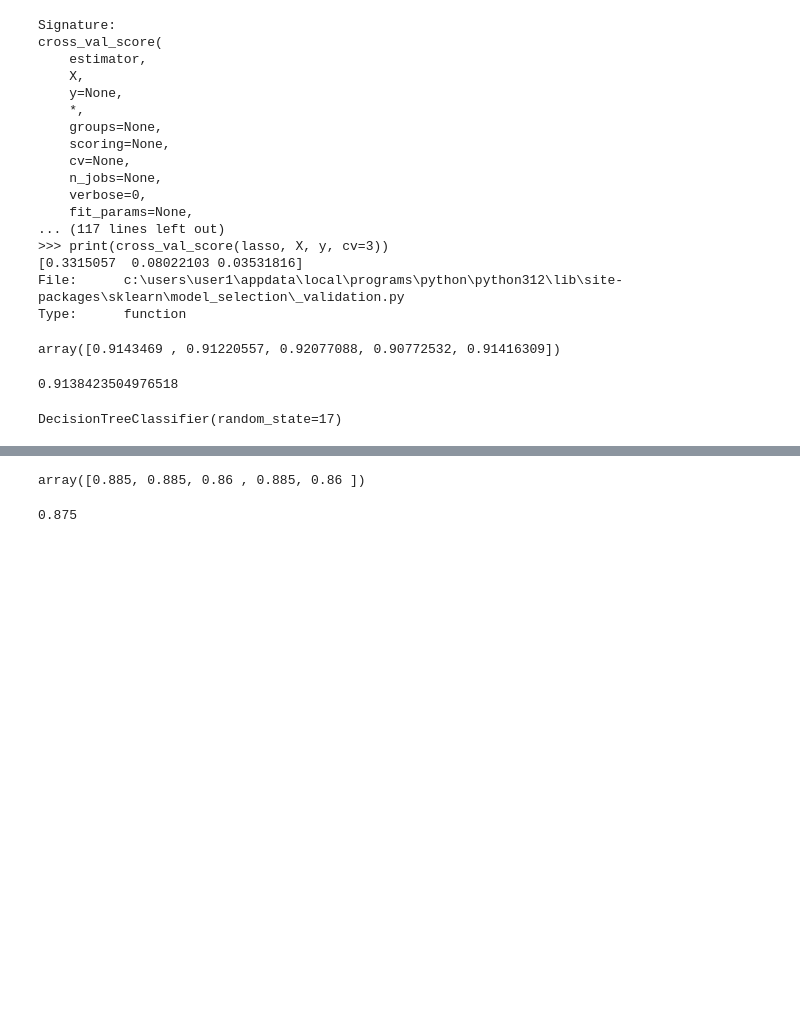
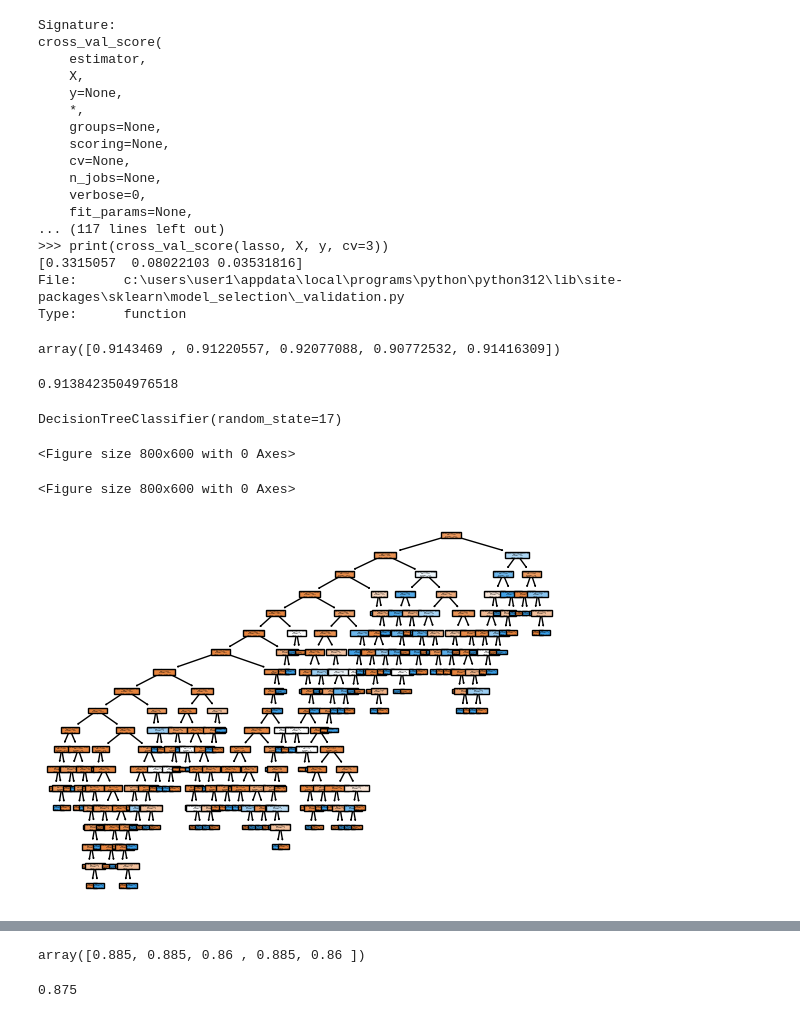
Before and after one commit to playa69/ML_notebooks, a Jupyter notebook: decision_tree_classifier.ipynb, the cells around one changed output, grey strips where cells are left out. Saved outputs shown, nothing was run; the diff lists cells and outputs as text; code cells hidden in the pictures; blank space fills up the shorter version.

```diff
--- a/decision_tree_classifier.ipynb
+++ b/decision_tree_classifier.ipynb
@@ -81,6 +81,8 @@ X = data.drop('Churn', axis = 1)
 X.shape, y.shape
 # %% [output]
 ((3333, 17), (3333,))
+# %%
+features = list(X.columns.values )
 # %%
 from sklearn.model_selection import train_test_split, cross_val_score
 # %%
@@ -145,0 +150,9 @@ DecisionTreeClassifier(random_state=17)
+# %%
+plt.figure(figsize=(8, 6))
+# %% [output]
+<Figure size 800x600 with 0 Axes>
+<Figure size 800x600 with 0 Axes>
+# %%
+plot_tree(first_tree, feature_names=features, filled=True);
+# %% [output]
+[figure, added]
```
Also changed, not shown: parts of 10 cells of this notebook.
